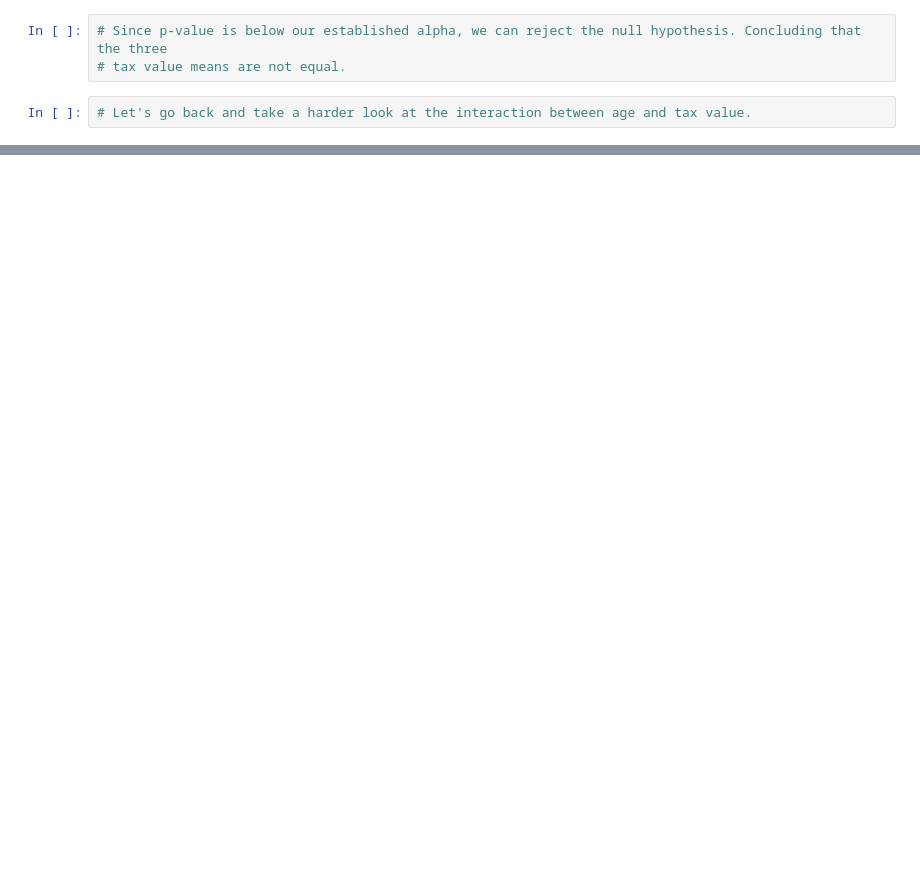
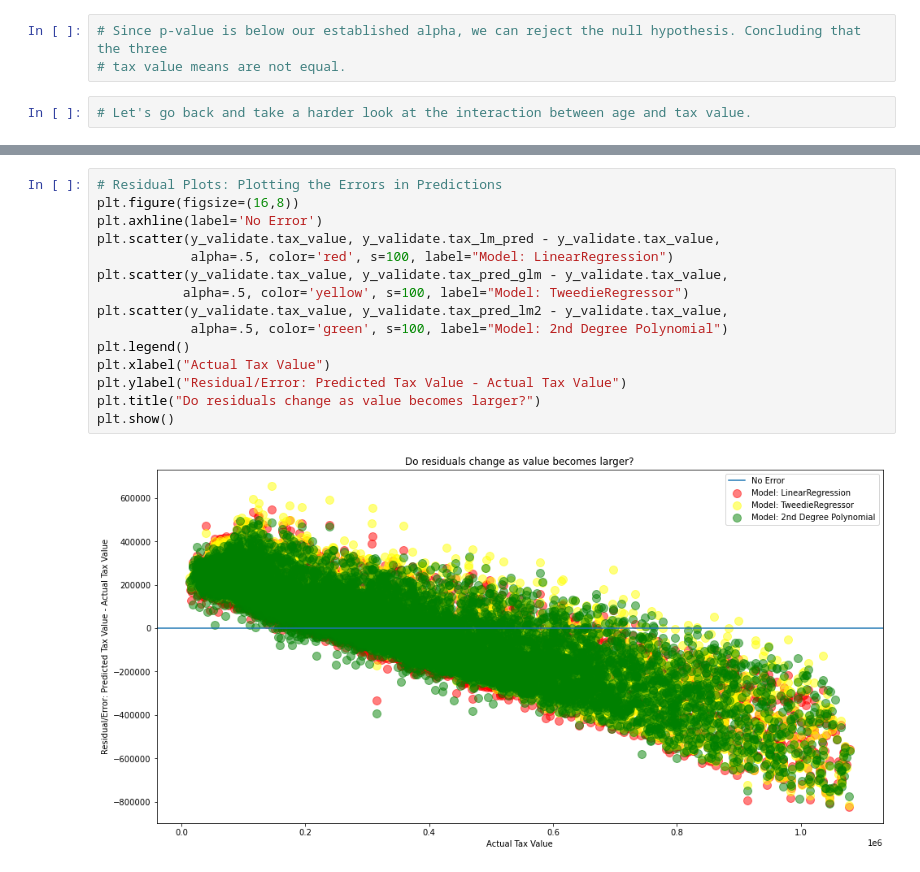
Before and after one commit to watermanbrandyn/regression_project, a Jupyter notebook: regression_workbook.ipynb, the cells around one changed output, grey strips where cells are left out. Drawn from its saved outputs; the diff is of its cells as text; blank space fills up the shorter version.

```diff
--- a/regression_workbook.ipynb
+++ b/regression_workbook.ipynb
@@ -978,0 +593,17 @@ conts
+# %%
+# Residual Plots: Plotting the Errors in Predictions
+plt.figure(figsize=(16,8))
+plt.axhline(label='No Error')
+plt.scatter(y_validate.tax_value, y_validate.tax_lm_pred - y_validate.tax_value,
+            alpha=.5, color='red', s=100, label="Model: LinearRegression")
+plt.scatter(y_validate.tax_value, y_validate.tax_pred_glm - y_validate.tax_value,
+           alpha=.5, color='yellow', s=100, label="Model: TweedieRegressor")
+plt.scatter(y_validate.tax_value, y_validate.tax_pred_lm2 - y_validate.tax_value,
+            alpha=.5, color='green', s=100, label="Model: 2nd Degree Polynomial")
+plt.legend()
+plt.xlabel("Actual Tax Value")
+plt.ylabel("Residual/Error: Predicted Tax Value - Actual Tax Value")
+plt.title("Do residuals change as value becomes larger?")
+plt.show()
+# %% [output]
+[figure, added]
```
Also changed, not shown: parts of 102 cells of this notebook.
